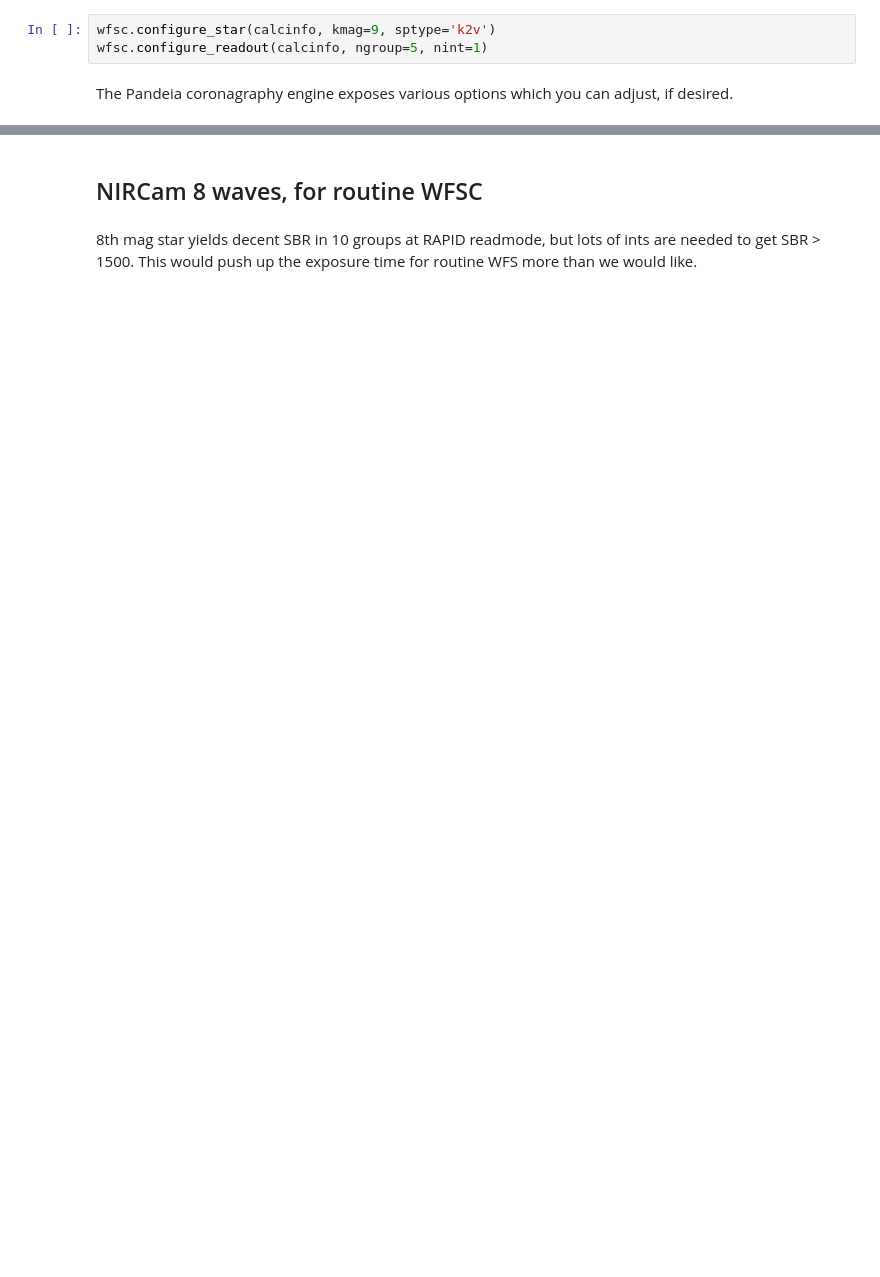
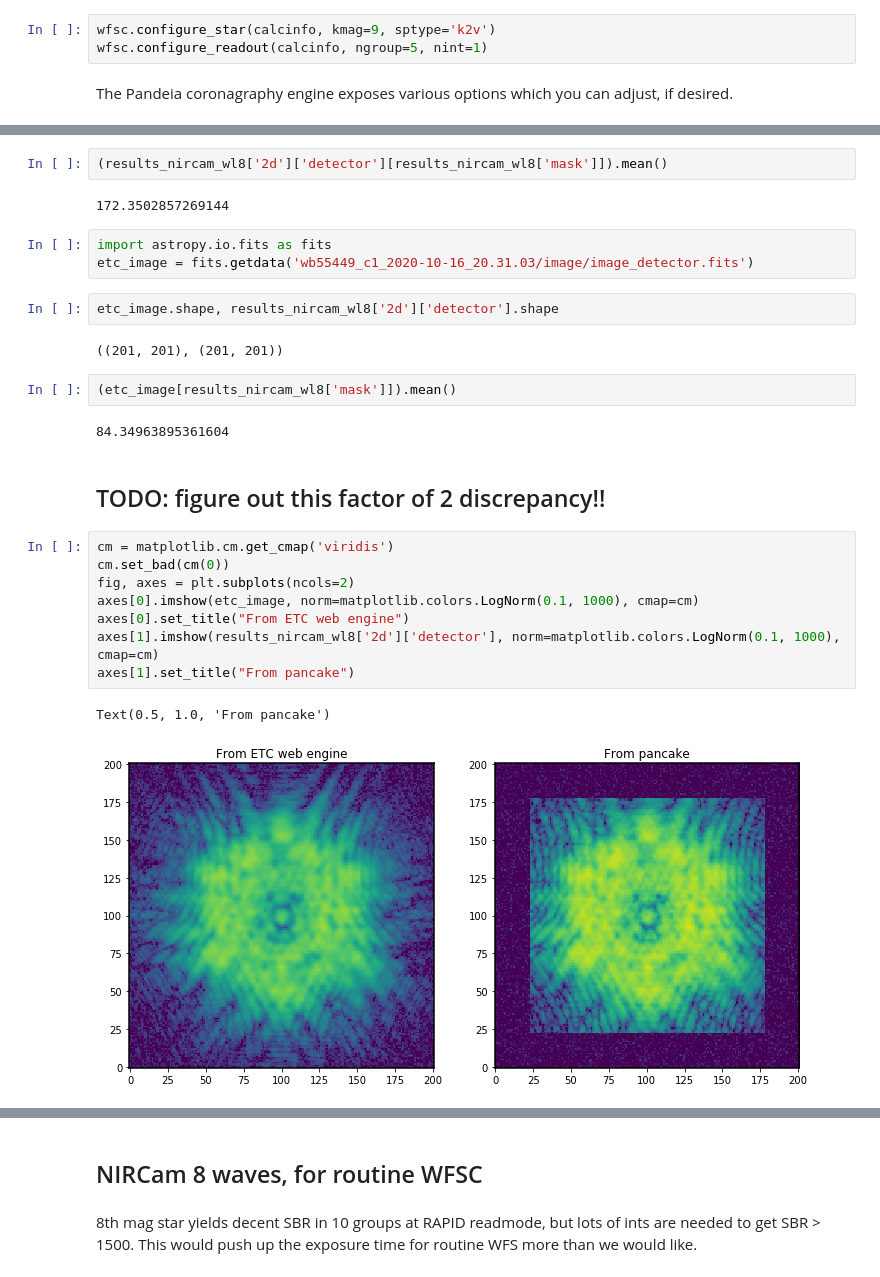
Before and after one commit to spacetelescope/pandeia-coronagraphy, a Jupyter notebook: notebooks/WFSC MIMF PSFs Exposure Calcs for All SIs.ipynb, the cells around one changed output, grey strips where cells are left out. Drawn from its saved outputs; the diff is of its cells as text; blank space fills up the shorter version.

```diff
--- a/notebooks/WFSC MIMF PSFs Exposure Calcs for All SIs.ipynb
+++ b/notebooks/WFSC MIMF PSFs Exposure Calcs for All SIs.ipynb
@@ -57,0 +165,28 @@ pcengine.options.verbose = False # enable if you want diagnostics printed
+# %%
+(results_nircam_wl8['2d']['detector'][results_nircam_wl8['mask']]).mean()
+# %% [output]
+172.3502857269144
+# %%
+import astropy.io.fits as fits
+etc_image = fits.getdata('wb55449_c1_2020-10-16_20.31.03/image/image_detector.fits')
+# %%
+etc_image.shape, results_nircam_wl8['2d']['detector'].shape
+# %% [output]
+((201, 201), (201, 201))
+# %%
+(etc_image[results_nircam_wl8['mask']]).mean()
+# %% [output]
+84.34963895361604
+# %% [markdown]
+## TODO: figure out this factor of 2 discrepancy!!
+# %%
+cm = matplotlib.cm.get_cmap('viridis')
+cm.set_bad(cm(0))
+fig, axes = plt.subplots(ncols=2)
+axes[0].imshow(etc_image, norm=matplotlib.colors.LogNorm(0.1, 1000), cmap=cm)
+axes[0].set_title("From ETC web engine")
+axes[1].imshow(results_nircam_wl8['2d']['detector'], norm=matplotlib.colors.LogNorm(0.1, 1000), cmap=cm)
+axes[1].set_title("From pancake")
+# %% [output]
+Text(0.5, 1.0, 'From pancake')
+[figure, added]
```
Also changed, not shown: parts of 47 cells of this notebook.
